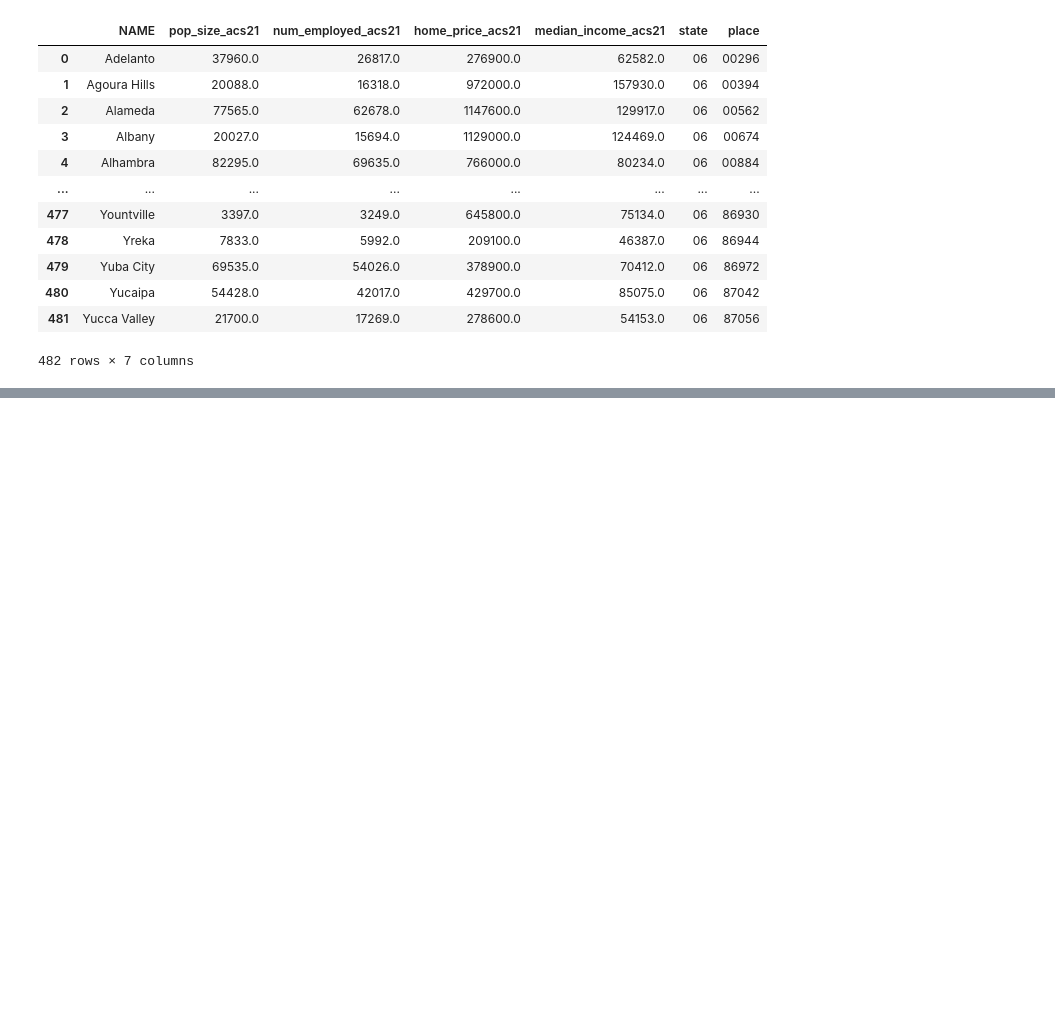
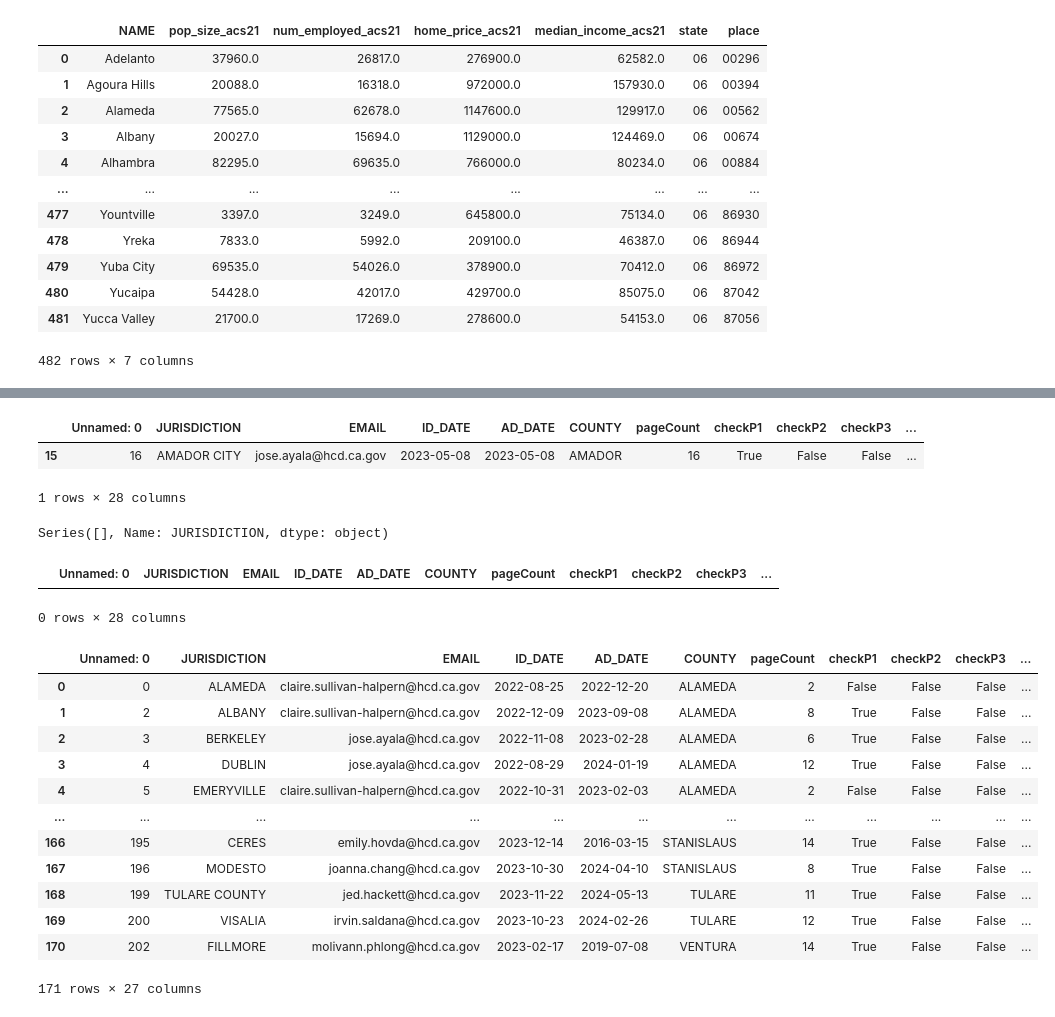
Before and after one commit to anphipolito/HousingElementReviewLettersScraper, a Jupyter notebook: DataAnalysis.ipynb, the cells around one changed output, grey strips where cells are left out. Drawn from its saved outputs; the diff is of its cells as text; code cells hidden in the pictures; blank space fills up the shorter version.

Commit message:
merge two dataframe

```diff
--- a/DataAnalysis.ipynb
+++ b/DataAnalysis.ipynb
@@ -174,3 +174,7 @@ census_city_df
 | 480 | Yucaipa | 54428.0 | 42017.0 | 429700.0 | 85075.0 | 06 | 87042 |
 | 481 | Yucca Valley | 21700.0 | 17269.0 | 278600.0 | 54153.0 | 06 | 87056 |
 482 rows × 7 columns
+# %%
+data2 = pd.read_csv('./6th-cycle-rhna-progress.csv',)
+data2.JURISDICTION = data2.JURISDICTION.str.upper()
+data2
@@ -176,0 +213,39 @@ census_city_df
+# %%
+#cities that do not match any jurisdiction
+combined[combined._merge == 'left_only']
+# %% [output]
+|  | Unnamed: 0 | JURISDICTION | EMAIL | ID_DATE | AD_DATE | COUNTY | pageCount | checkP1 | checkP2 | checkP3 | ... |
+| 15 | 16 | AMADOR CITY | jose.ayala@hcd.ca.gov | 2023-05-08 | 2023-05-08 | AMADOR | 16 | True | False | False | ... |
+1 rows × 28 columns
+# %%
+#Change the jurisdiction to  AMADOR COUNTY
+data.loc[data['JURISDICTION']=='AMADOR CITY', 'JURISDICTION']='AMADOR COUNTY'
+data[data.JURISDICTION=='AMADOR CITY'].JURISDICTION
+# %% [output]
+Series([], Name: JURISDICTION, dtype: object)
+# %%
+#Update combined df
+combined =  data.merge(data2, on='JURISDICTION',how='left', indicator=True)
+combined[combined._merge == 'left_only']
+# %% [output]
+|  | Unnamed: 0 | JURISDICTION | EMAIL | ID_DATE | AD_DATE | COUNTY | pageCount | checkP1 | checkP2 | checkP3 | ... |
+0 rows × 28 columns
+# %%
+combined = combined.drop(columns=['_merge'])
+combined.to_csv('./data_updated.csv')
+# %%
+combined
+# %% [output]
+|  | Unnamed: 0 | JURISDICTION | EMAIL | ID_DATE | AD_DATE | COUNTY | pageCount | checkP1 | checkP2 | checkP3 | ... |
+| 0 | 0 | ALAMEDA | claire.sullivan-halpern@hcd.ca.gov | 2022-08-25 | 2022-12-20 | ALAMEDA | 2 | False | False | False | ... |
+| 1 | 2 | ALBANY | claire.sullivan-halpern@hcd.ca.gov | 2022-12-09 | 2023-09-08 | ALAMEDA | 8 | True | False | False | ... |
+| 2 | 3 | BERKELEY | jose.ayala@hcd.ca.gov | 2022-11-08 | 2023-02-28 | ALAMEDA | 6 | True | False | False | ... |
+| 3 | 4 | DUBLIN | jose.ayala@hcd.ca.gov | 2022-08-29 | 2024-01-19 | ALAMEDA | 12 | True | False | False | ... |
+| 4 | 5 | EMERYVILLE | claire.sullivan-halpern@hcd.ca.gov | 2022-10-31 | 2023-02-03 | ALAMEDA | 2 | False | False | False | ... |
+| ... | ... | ... | ... | ... | ... | ... | ... | ... | ... | ... | ... |
+| 166 | 195 | CERES | emily.hovda@hcd.ca.gov | 2023-12-14 | 2016-03-15 | STANISLAUS | 14 | True | False | False | ... |
+| 167 | 196 | MODESTO | joanna.chang@hcd.ca.gov | 2023-10-30 | 2024-04-10 | STANISLAUS | 8 | True | False | False | ... |
+| 168 | 199 | TULARE COUNTY | jed.hackett@hcd.ca.gov | 2023-11-22 | 2024-05-13 | TULARE | 11 | True | False | False | ... |
+| 169 | 200 | VISALIA | irvin.saldana@hcd.ca.gov | 2023-10-23 | 2024-02-26 | TULARE | 12 | True | False | False | ... |
+| 170 | 202 | FILLMORE | molivann.phlong@hcd.ca.gov | 2023-02-17 | 2019-07-08 | VENTURA | 14 | True | False | False | ... |
+171 rows × 27 columns
```
Also changed, not shown: parts of 4 cells of this notebook.
